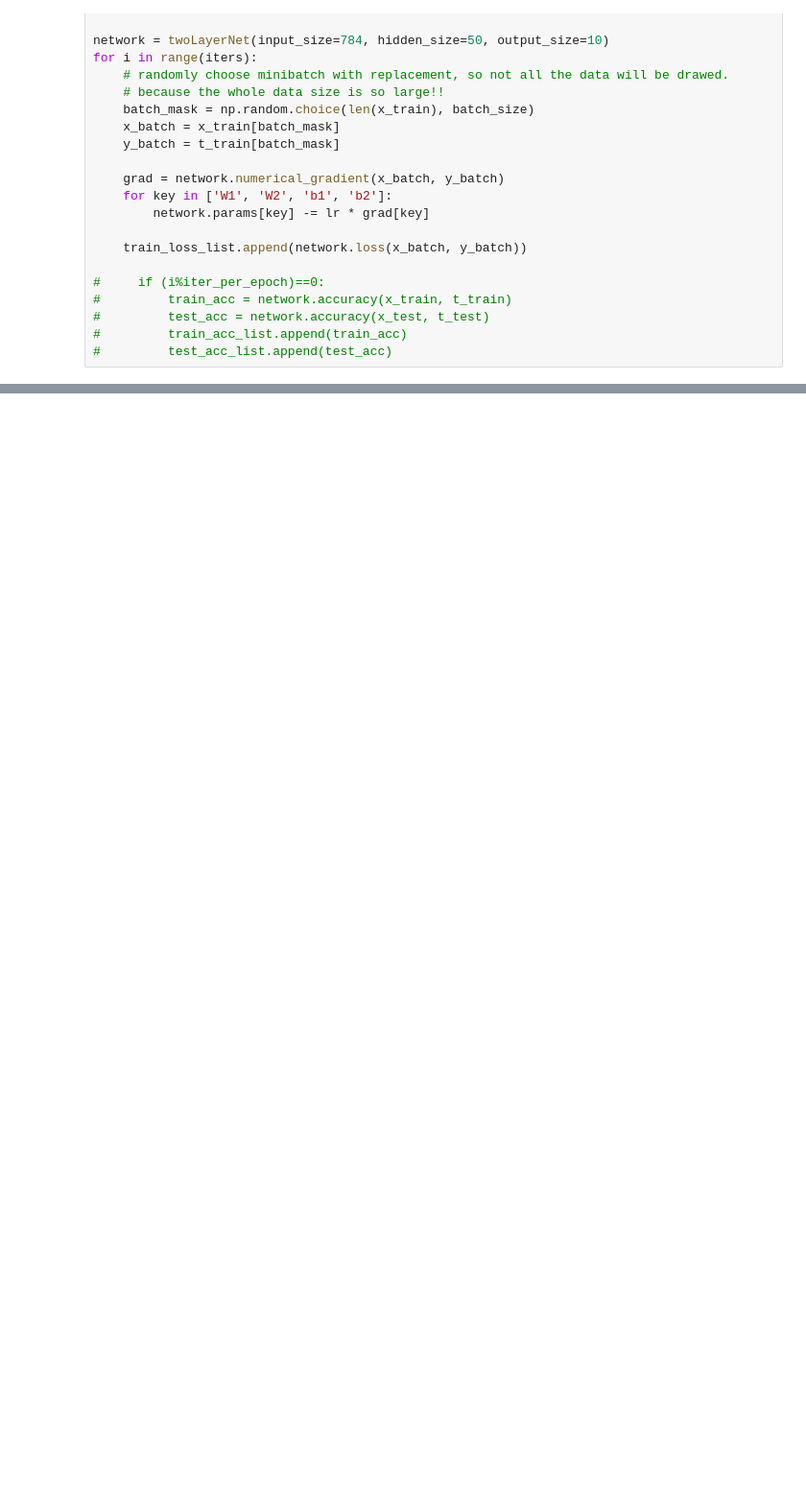
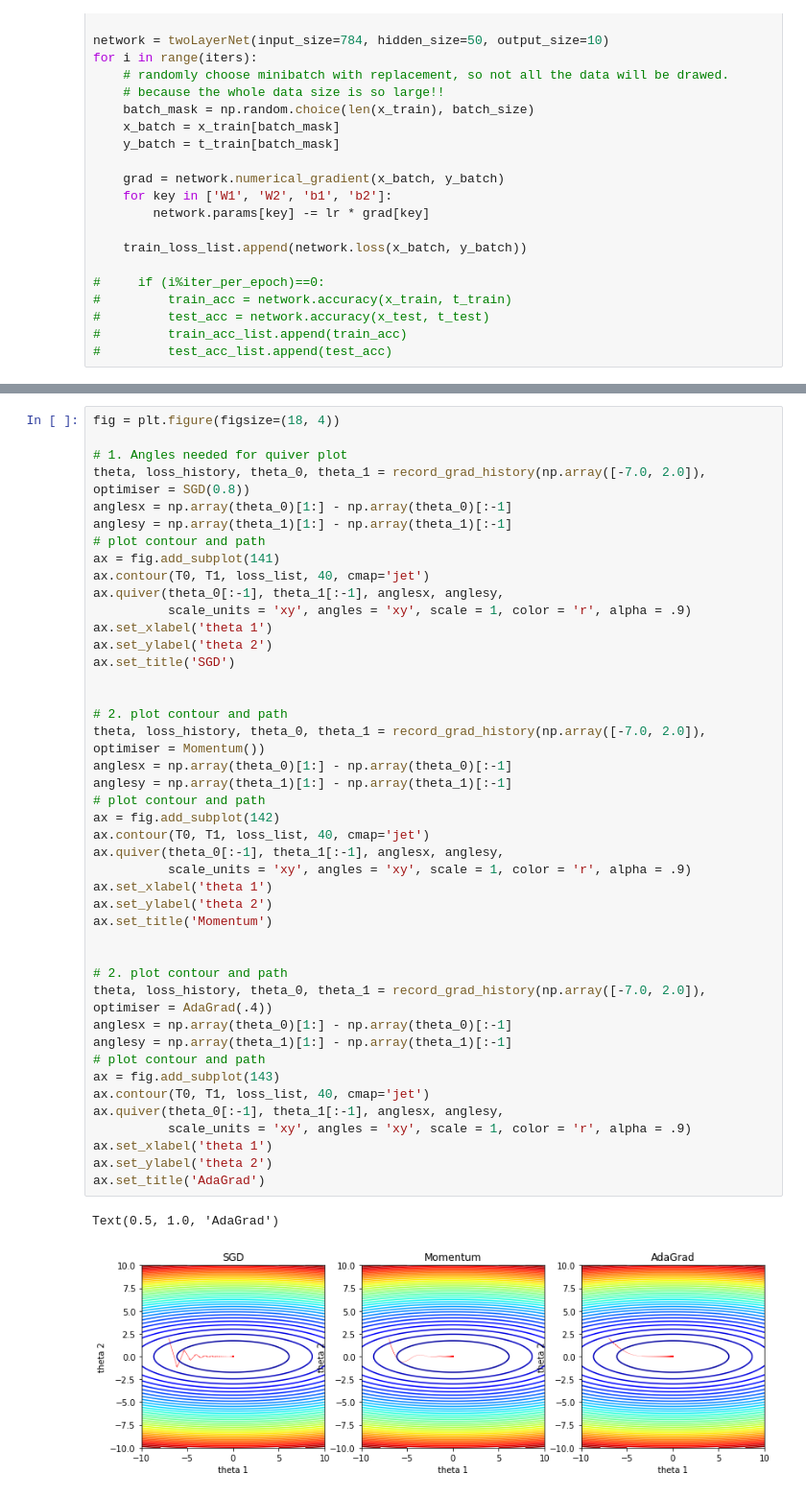
Before and after one commit to ixiaopan/DataScience, a Jupyter notebook: DeepLearning/00-Introduction.ipynb, the cells around one changed output, grey strips where cells are left out. Shown at 96% size. Cells and saved outputs as stored; diff of their text form; blank space fills up the shorter version.

```diff
--- a/DeepLearning/00-Introduction.ipynb
+++ b/DeepLearning/00-Introduction.ipynb
@@ -676,0 +764,46 @@ for i in range(iters):
+# %%
+fig = plt.figure(figsize=(18, 4))
+
+# 1. Angles needed for quiver plot
+theta, loss_history, theta_0, theta_1 = record_grad_history(np.array([-7.0, 2.0]), optimiser = SGD(0.8))
+anglesx = np.array(theta_0)[1:] - np.array(theta_0)[:-1]
+anglesy = np.array(theta_1)[1:] - np.array(theta_1)[:-1]
+# plot contour and path
+ax = fig.add_subplot(141)
+ax.contour(T0, T1, loss_list, 40, cmap='jet')
+ax.quiver(theta_0[:-1], theta_1[:-1], anglesx, anglesy,
+          scale_units = 'xy', angles = 'xy', scale = 1, color = 'r', alpha = .9)
+ax.set_xlabel('theta 1')
+ax.set_ylabel('theta 2')
+ax.set_title('SGD')
+
+
+# 2. plot contour and path
+theta, loss_history, theta_0, theta_1 = record_grad_history(np.array([-7.0, 2.0]), optimiser = Momentum())
+anglesx = np.array(theta_0)[1:] - np.array(theta_0)[:-1]
+anglesy = np.array(theta_1)[1:] - np.array(theta_1)[:-1]
+# plot contour and path
+ax = fig.add_subplot(142)
+ax.contour(T0, T1, loss_list, 40, cmap='jet')
+ax.quiver(theta_0[:-1], theta_1[:-1], anglesx, anglesy,
+          scale_units = 'xy', angles = 'xy', scale = 1, color = 'r', alpha = .9)
+ax.set_xlabel('theta 1')
+ax.set_ylabel('theta 2')
+ax.set_title('Momentum')
+
+
+# 2. plot contour and path
+theta, loss_history, theta_0, theta_1 = record_grad_history(np.array([-7.0, 2.0]), optimiser = AdaGrad(.4))
+anglesx = np.array(theta_0)[1:] - np.array(theta_0)[:-1]
+anglesy = np.array(theta_1)[1:] - np.array(theta_1)[:-1]
+# plot contour and path
+ax = fig.add_subplot(143)
+ax.contour(T0, T1, loss_list, 40, cmap='jet')
+ax.quiver(theta_0[:-1], theta_1[:-1], anglesx, anglesy,
+          scale_units = 'xy', angles = 'xy', scale = 1, color = 'r', alpha = .9)
+ax.set_xlabel('theta 1')
+ax.set_ylabel('theta 2')
+ax.set_title('AdaGrad')
+# %% [output]
+Text(0.5, 1.0, 'AdaGrad')
+[figure, added]
```
Also changed, not shown: parts of 14 cells of this notebook, 1 other file.
